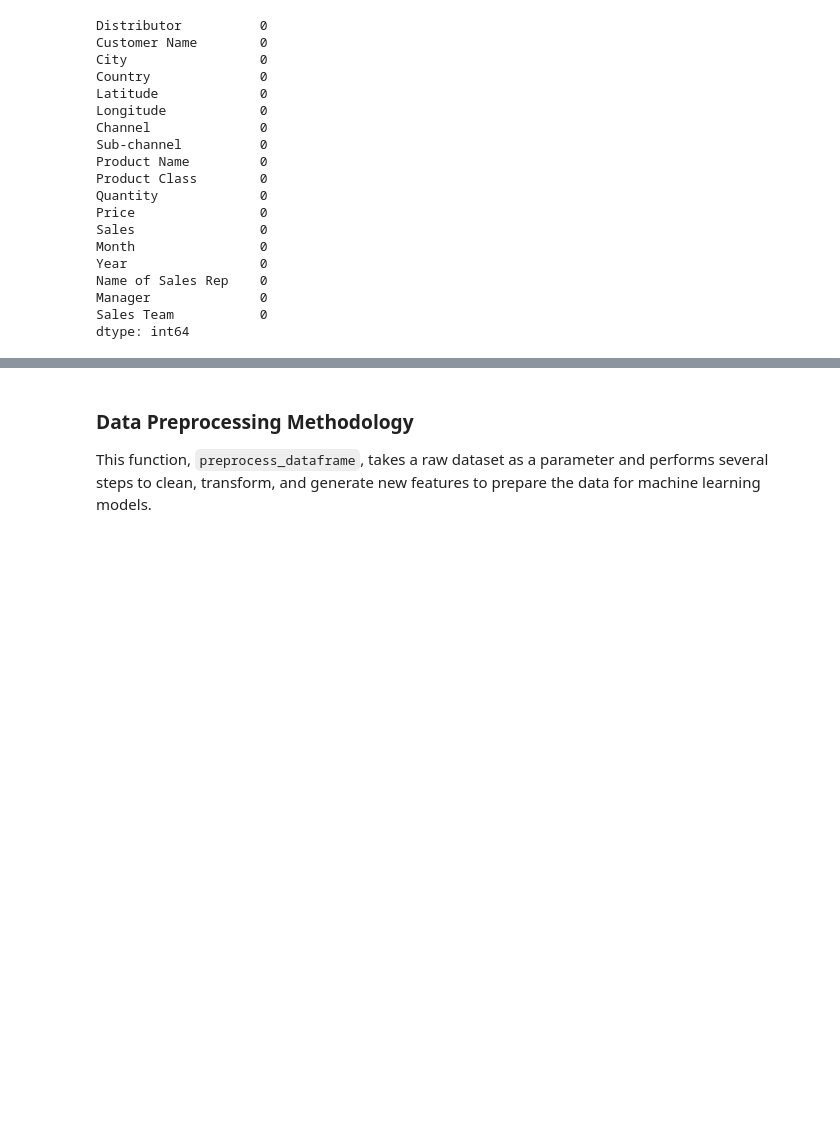
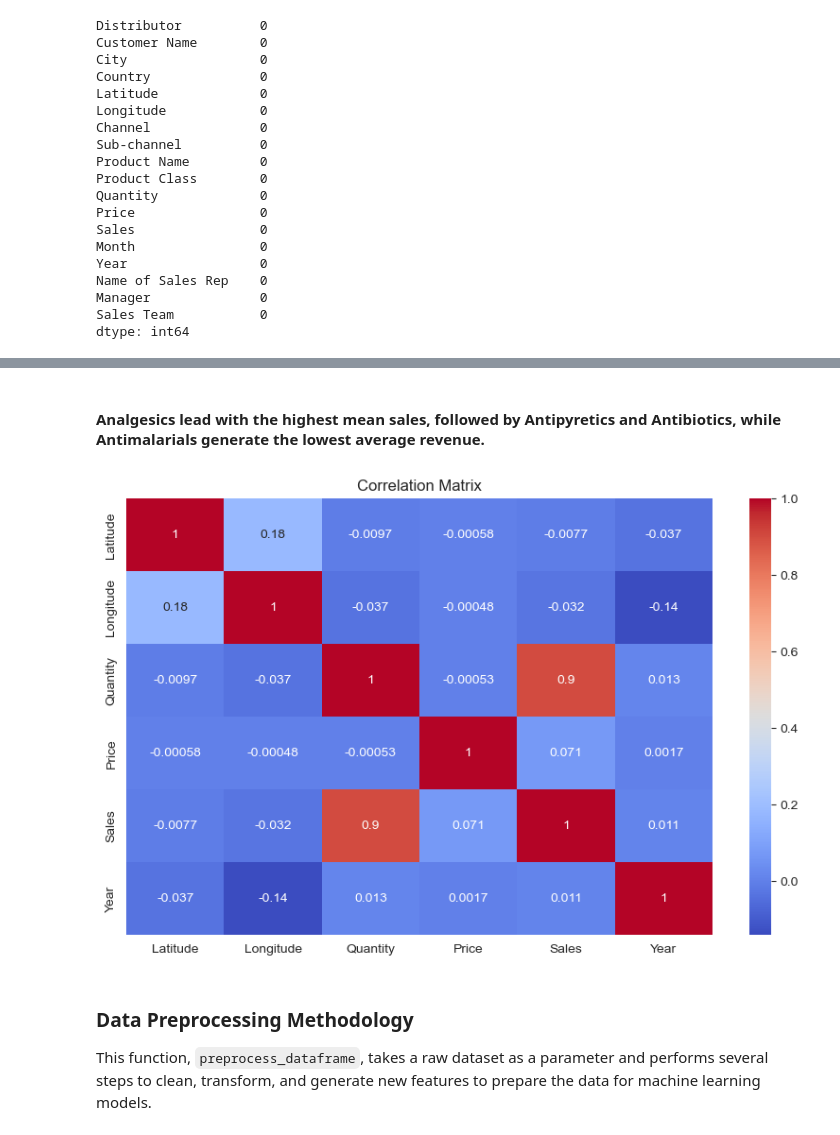
Before and after one commit to Akash9888/pharma_demand_forcasting, a Jupyter notebook: Pharma_Demand_Forcasting.ipynb, the cells around one changed output, grey strips where cells are left out. Drawn from its saved outputs; the diff is of its cells as text; code cells hidden in the pictures; blank space fills up the shorter version.

```diff
--- a/Pharma_Demand_Forcasting.ipynb
+++ b/Pharma_Demand_Forcasting.ipynb
@@ -107,3 +140,12 @@ df.head()
+# %% [markdown]
+#### Analgesics lead with the highest mean sales, followed by Antipyretics and Antibiotics, while Antimalarials generate the lowest average revenue.
+# %%
+plt.figure(figsize=(10, 6))
+sns.heatmap(df.corr(numeric_only=True), annot=True, cmap='coolwarm')
+plt.title("Correlation Matrix")
+plt.show()
+# %% [output]
+[figure, added]
 # %% [markdown]
 ### Data Preprocessing Methodology
 
```
Also changed, not shown: parts of 8 cells of this notebook, 6 other files.
